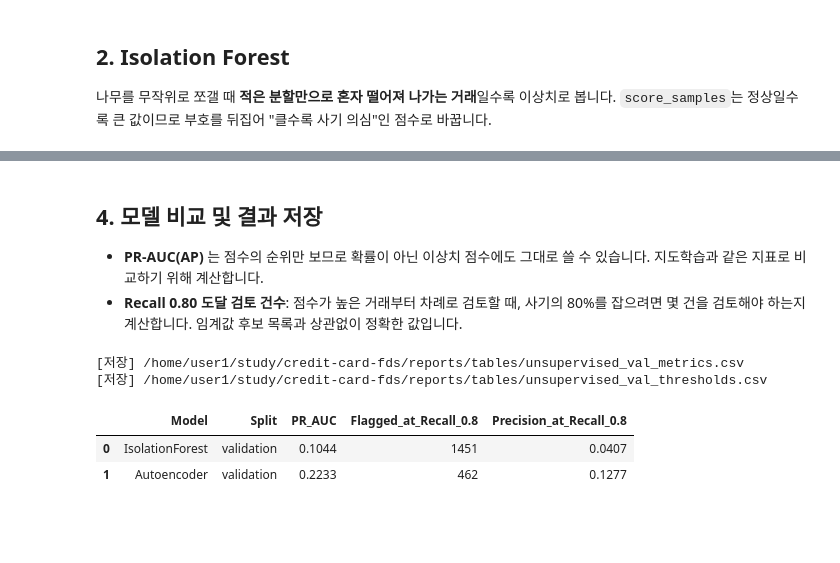
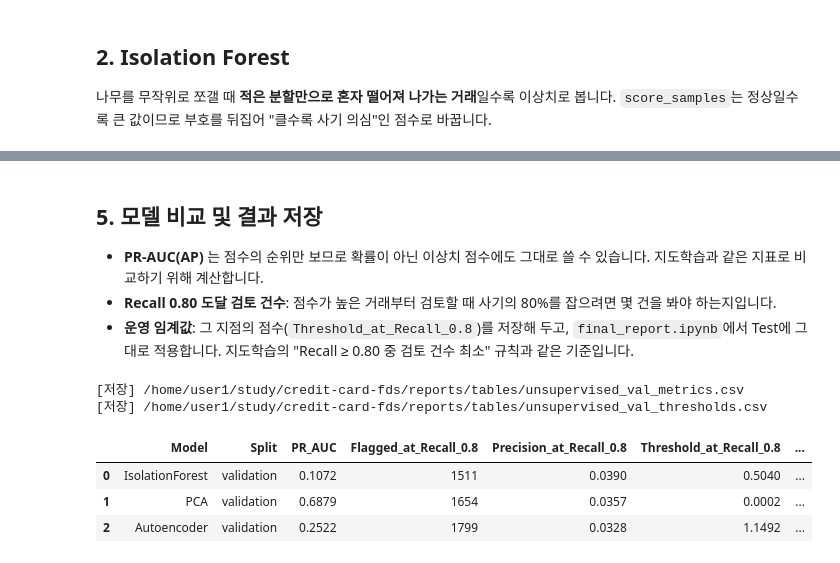
Before and after one commit to credit-card-fds/credit-card-fds, a Jupyter notebook: experiments/unsupervised_anomaly.ipynb, the cells around one changed output, grey strips where cells are left out. Drawn from its saved outputs; the diff is of its cells as text; code cells hidden in the pictures; blank space fills up the shorter version.

```diff
--- a/experiments/unsupervised_anomaly.ipynb
+++ b/experiments/unsupervised_anomaly.ipynb
@@ -150,0 +148,17 @@ Epoch 15/15 | 평균 복원 오차: 0.4202
+# %%
+pca = PCA(n_components=PCA_VARIANCE, random_state=RANDOM_STATE).fit(X_normal_scaled)
+print(f"주성분 {pca.n_components_}개로 정상 거래 분산의 {pca.explained_variance_ratio_.sum():.1%} 설명 (원래 {X_normal_scaled.shape[1]}차원)")
+
+pca_scores = pca_reconstruction_error(pca, X_val_scaled)
+
+pca_results = evaluate_thresholds(y_val, pca_scores)
+pca_results["Model"] = "PCA"
+pca_results["Split"] = "validation"
+
+plot_and_save_simulation(
+    pca_results,
+    model_name="PCA Reconstruction Error",
+    filename="pca_simulation.png",
+    figures_dir=FIGURE_DIR,
+)
+display(pca_results)
@@ -151,9 +185,9 @@ Epoch 15/15 | 평균 복원 오차: 0.4202
 # %%
+# 스케일링된 정상 거래로 학습 (seed 고정 → 실행할 때마다 같은 결과)
+ae_model, ae_history = train_autoencoder(X_normal_scaled, epochs=15, seed=RANDOM_STATE)
+
 # 거래별 복원 오차 = 사기 점수 (정상은 낮고, 처음 보는 패턴은 높음)
-model.eval()
-with torch.no_grad():
-    val_reconstructed = model(val_tensor)
-    ae_scores = torch.mean((val_tensor - val_reconstructed) ** 2, dim=1).numpy()
+ae_scores = reconstruction_error(ae_model, X_val_scaled)
 
 ae_results = evaluate_thresholds(y_val, ae_scores)
 ae_results["Model"] = "Autoencoder"
@@ -183,40 +255,36 @@ display(ae_results)
 # %% [markdown]
-## 4. 모델 비교 및 결과 저장
+## 5. 모델 비교 및 결과 저장
 
 - **PR-AUC(AP)** 는 점수의 순위만 보므로 확률이 아닌 이상치 점수에도 그대로 쓸 수 있습니다. 지도학습과 같은 지표로 비교하기 위해 계산합니다.
-- **Recall 0.80 도달 검토 건수**: 점수가 높은 거래부터 차례로 검토할 때, 사기의 80%를 잡으려면 몇 건을 검토해야 하는지 계산합니다. 임계값 후보 목록과 상관없이 정확한 값입니다.
+- **Recall 0.80 도달 검토 건수**: 점수가 높은 거래부터 검토할 때 사기의 80%를 잡으려면 몇 건을 봐야 하는지입니다.
+- **운영 임계값**: 그 지점의 점수(`Threshold_at_Recall_0.8`)를 저장해 두고, `final_report.ipynb`에서 Test에 그대로 적용합니다. 지도학습의 "Recall ≥ 0.80 중 검토 건수 최소" 규칙과 같은 기준입니다.
 # %%
-def flagged_for_recall(y_true, scores, target_recall=0.80):
-    """점수 상위부터 검토할 때 목표 Recall에 도달하기까지 검토해야 하는 건수"""
-    order = np.argsort(-scores)                         # 점수 높은 순 정렬
-    cum_tp = np.cumsum(y_true[order])                   # 위에서부터 누적한 사기 건수
-    need = int(np.ceil(target_recall * y_true.sum()))   # 목표 Recall에 필요한 사기 건수
-    return int(np.argmax(cum_tp >= need)) + 1
-
-
 summary = []
-for name, scores in [("IsolationForest", if_scores), ("Autoencoder", ae_scores)]:
-    n_flagged = flagged_for_recall(y_val, scores)
+for name, scores in [("IsolationForest", if_scores), ("PCA", pca_scores), ("Autoencoder", ae_scores)]:
+    n_flagged, threshold = flagged_for_recall(y_val, scores)
     summary.append({
         "Model": name,
         "Split": "validation",
         "PR_AUC": average_precision_score(y_val, scores),
         "Flagged_at_Recall_0.8": n_flagged,
         "Precision_at_Recall_0.8": int(np.ceil(0.80 * y_val.sum())) / n_flagged,
+        "Threshold_at_Recall_0.8": threshold,
+        "PCA_Variance": PCA_VARIANCE if name == "PCA" else np.nan,   # final_report에서 같은 PCA를 재현하기 위한 설정값
     })
 
 unsup_metrics = pd.DataFrame(summary)
-unsup_thresholds = pd.concat([if_results, ae_results], ignore_index=True)
+unsup_thresholds = pd.concat([if_results, pca_results, ae_results], ignore_index=True)
 
 unsup_metrics.to_csv(TABLE_DIR / "unsupervised_val_metrics.csv", index=False, encoding="utf-8-sig")
 unsup_thresholds.to_csv(TABLE_DIR / "unsupervised_val_thresholds.csv", index=False, encoding="utf-8-sig")
 print(f"[저장] {TABLE_DIR / 'unsupervised_val_metrics.csv'}")
 print(f"[저장] {TABLE_DIR / 'unsupervised_val_thresholds.csv'}")
 
 display(unsup_metrics.round(4))
 # %% [output]
 [저장] /home/user1/study/credit-card-fds/reports/tables/unsupervised_val_metrics.csv
 [저장] /home/user1/study/credit-card-fds/reports/tables/unsupervised_val_thresholds.csv
-|  | Model | Split | PR_AUC | Flagged_at_Recall_0.8 | Precision_at_Recall_0.8 |
-| 0 | IsolationForest | validation | 0.1044 | 1451 | 0.0407 |
-| 1 | Autoencoder | validation | 0.2233 | 462 | 0.1277 |
+|  | Model | Split | PR_AUC | Flagged_at_Recall_0.8 | Precision_at_Recall_0.8 | Threshold_at_Recall_0.8 | ... |
+| 0 | IsolationForest | validation | 0.1072 | 1511 | 0.0390 | 0.5040 | ... |
+| 1 | PCA | validation | 0.6879 | 1654 | 0.0357 | 0.0002 | ... |
+| 2 | Autoencoder | validation | 0.2522 | 1799 | 0.0328 | 1.1492 | ... |
```
Also changed, not shown: parts of 19 cells of this notebook, 19 other files.
